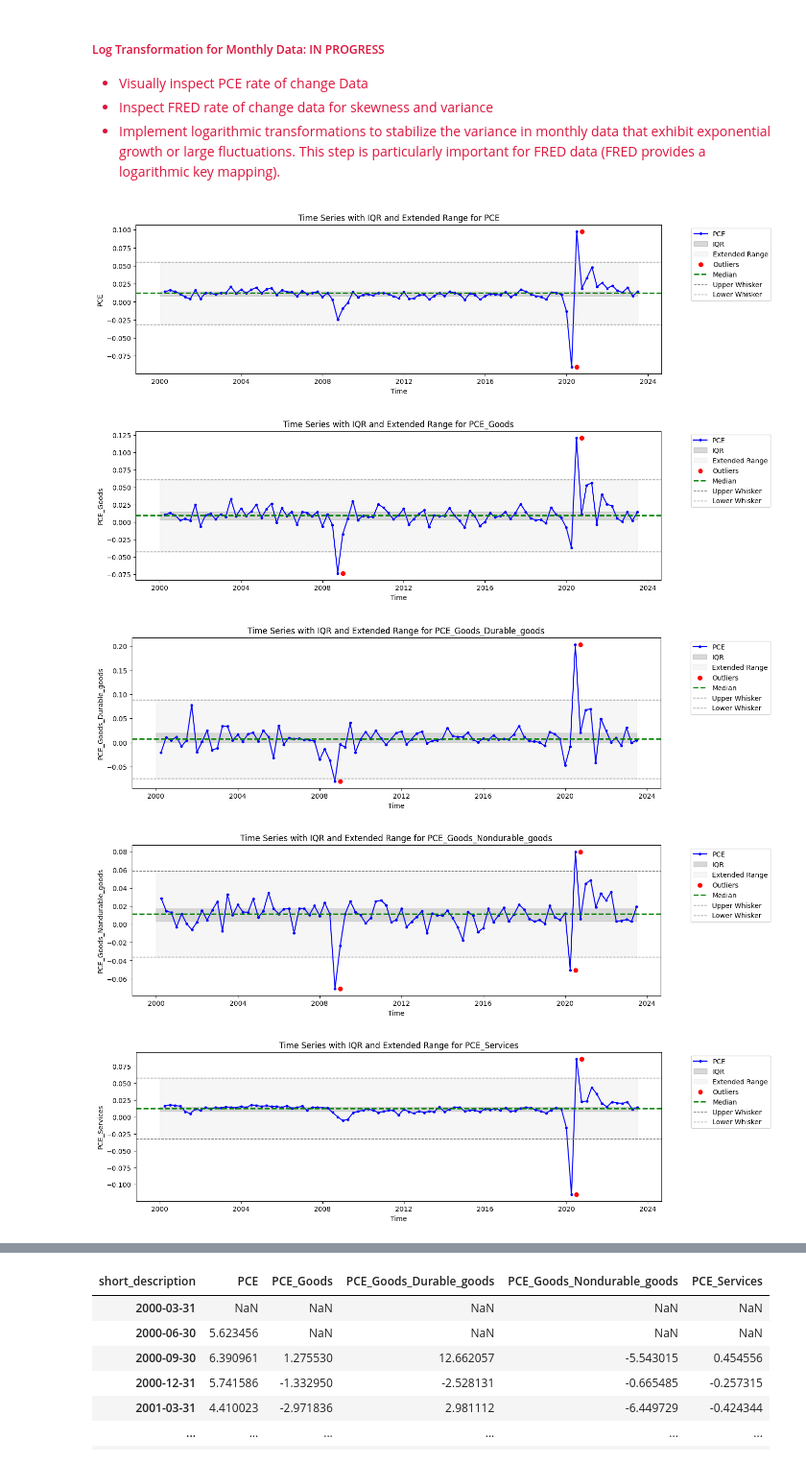
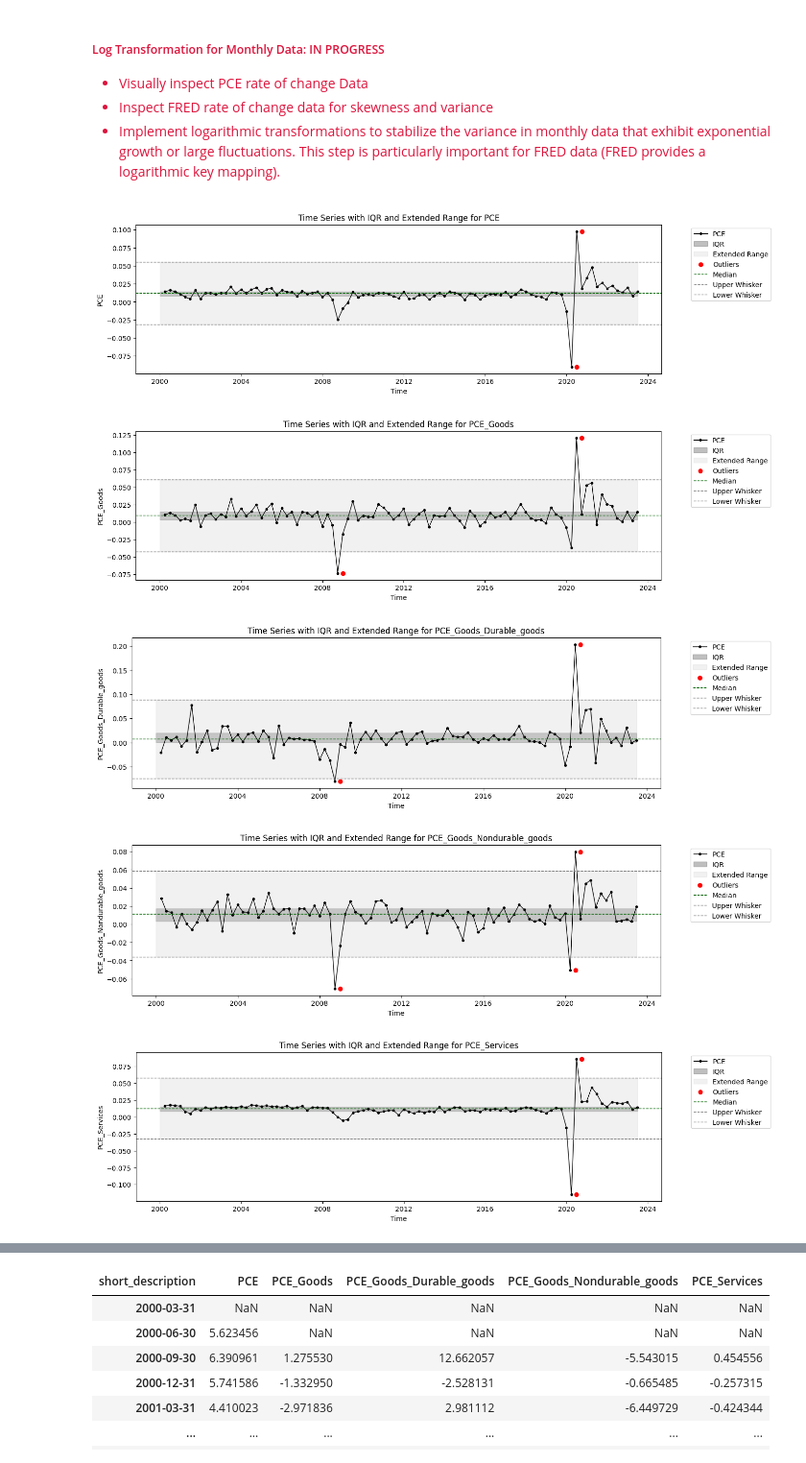
Before and after one commit to janjannagtegaal/NowCasting-M1, a Jupyter notebook: M1_NowCasting_Consumer_Exp.ipynb, the cells around one changed output, grey strips where cells are left out. Shown at 96% size. Drawn from its saved outputs; the diff is of its cells as text; code cells hidden in the pictures.

```diff
--- a/M1_NowCasting_Consumer_Exp.ipynb
+++ b/M1_NowCasting_Consumer_Exp.ipynb
@@ -673,51 +655,51 @@ def plot_time_series_with_iqr_and_extended_range(data, column):
 
     # Plot the time series line graph
     plt.figure(figsize=(14, 4))
-    plt.plot(datetime_index, data[column], marker='o', markersize=3,color='blue', linewidth=1.5, label='PCE')
+    plt.plot(datetime_index, data[column], marker='o', markersize=3,color='black', linewidth=1, label='PCE')
 
     # Shade the IQR
-    plt.fill_between(datetime_index, Q1, Q3, color='grey', alpha=0.3, label='IQR')
+    plt.fill_between(datetime_index, Q1, Q3, color='grey', alpha=0.4, label='IQR')
 
     # Shade the extended range
-    plt.fill_between(datetime_index, lower_whisker, upper_whisker, color='lightgrey', alpha=0.2, label='Extended Range')
+    plt.fill_between(datetime_index, lower_whisker, upper_whisker, color='lightgrey', alpha=0.3, label='Extended Range')
 
     # Mark potential outliers
     outliers = data[column][(data[column] < lower_whisker) | (data[column] > upper_whisker)]
     plt.scatter(outliers.index, outliers, color='red', zorder=5, label='Outliers')
 
     # Add median line
-    plt.axhline(median, color='green', linestyle='--', linewidth=2, label='Median')
+    plt.axhline(median, color='darkgreen', linestyle='--', linewidth=1.0, label='Median')
 
     # add upper and lower whiskers lines
     plt.axhline(upper_whisker, color='grey', linestyle='--', linewidth=1, label='Upper Whisker')
     plt.axhline(lower_whisker, color='grey', linestyle='--', linewidth=1, label='Lower Whisker')
 
     # Annotate the median and quartiles
     # plt.text(datetime_index[0], median, ' Median', va='center', ha='right', backgroundcolor='w')
     # plt.text(datetime_index[0], Q1, ' Q1', va='center', ha='right', backgroundcolor='w')
     # plt.text(datetime_index[0], Q3, ' Q3', va='center', ha='right', backgroundcolor='w')
     # plt.text(datetime_index[0], upper_whisker, ' Upper Whisker', va='center', ha='right') #, backgroundcolor='w')
     # plt.text(datetime_index[0], lower_whisker, ' Lower Whisker', va='center', ha='right', backgroundcolor='w')
 
     # Add labels and legend
     plt.xlabel('Time')
     plt.ylabel(column)
     plt.title(f'Time Series with IQR and Extended Range for {column}')
     plt.legend(bbox_to_anchor=(1.05, 1), loc='upper left')
     plt.grid(False)
 
     # Show plot
     plt.show()
 
 # Call the function to plot the chart
 for col in pce_rate_of_change.columns:
     plot_time_series_with_iqr_and_extended_range(pce_rate_of_change, col)
 # %% [output]
-[figure, old version]
+[figure, new version]
-[figure, old version]
+[figure, new version]
-[figure, old version]
+[figure, new version]
-[figure, old version]
+[figure, new version]
-[figure, old version]
+[figure, new version]
 # %%
 def calculate_distribution_stats(df):
     # Calculate skewness, kurtosis, and variance for each column
```
Also changed, not shown: parts of 2 cells of this notebook, 1 other file.
